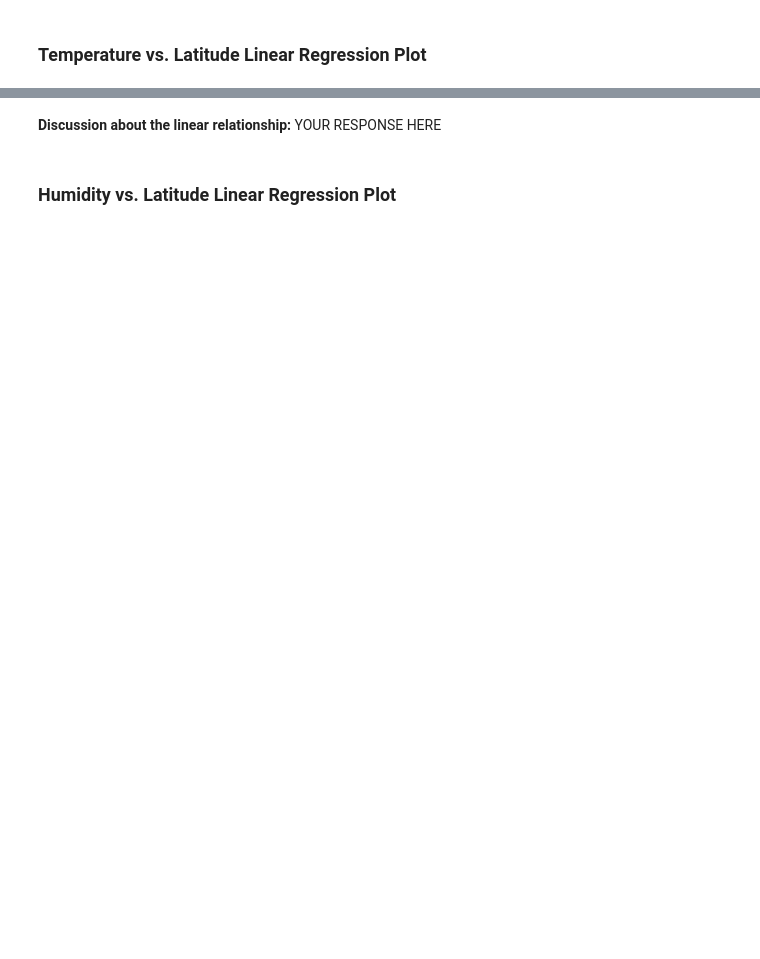
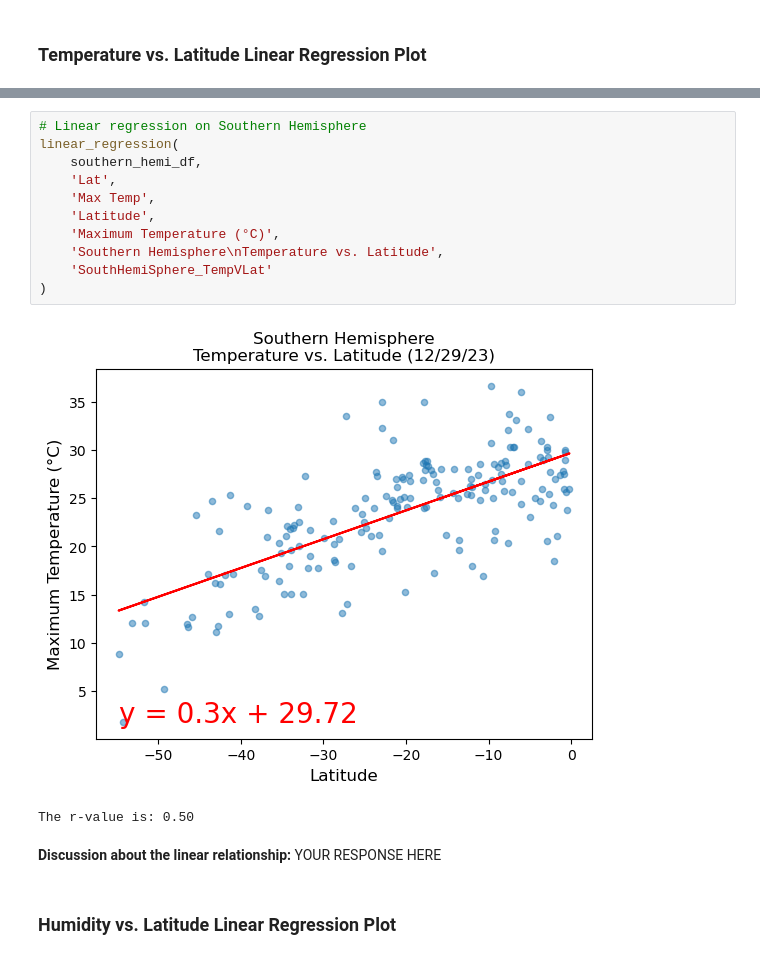
Before and after one commit to rene22m/python-api-challenge, a Jupyter notebook: WeatherPy/WeatherPyFinal.ipynb, the cells around one changed output, grey strips where cells are left out. Drawn from its saved outputs; the diff is of its cells as text; blank space fills up the shorter version.

```diff
--- a/WeatherPy/WeatherPyFinal.ipynb
+++ b/WeatherPy/WeatherPyFinal.ipynb
@@ -328,3 +359,17 @@ The r-value is: 0.4121057168607245
+# %%
+# Linear regression on Southern Hemisphere
+linear_regression(
+    southern_hemi_df,
+    'Lat',
+    'Max Temp',
+    'Latitude',
+    'Maximum Temperature (°C)',
+    'Southern Hemisphere\nTemperature vs. Latitude',
+    'SouthHemiSphere_TempVLat'
+)
+# %% [output]
+[figure, added]
+The r-value is: 0.50
 # %% [markdown]
 **Discussion about the linear relationship:** YOUR RESPONSE HERE
 # %% [markdown]
```
Also changed, not shown: parts of 28 cells of this notebook, 15 other files.
